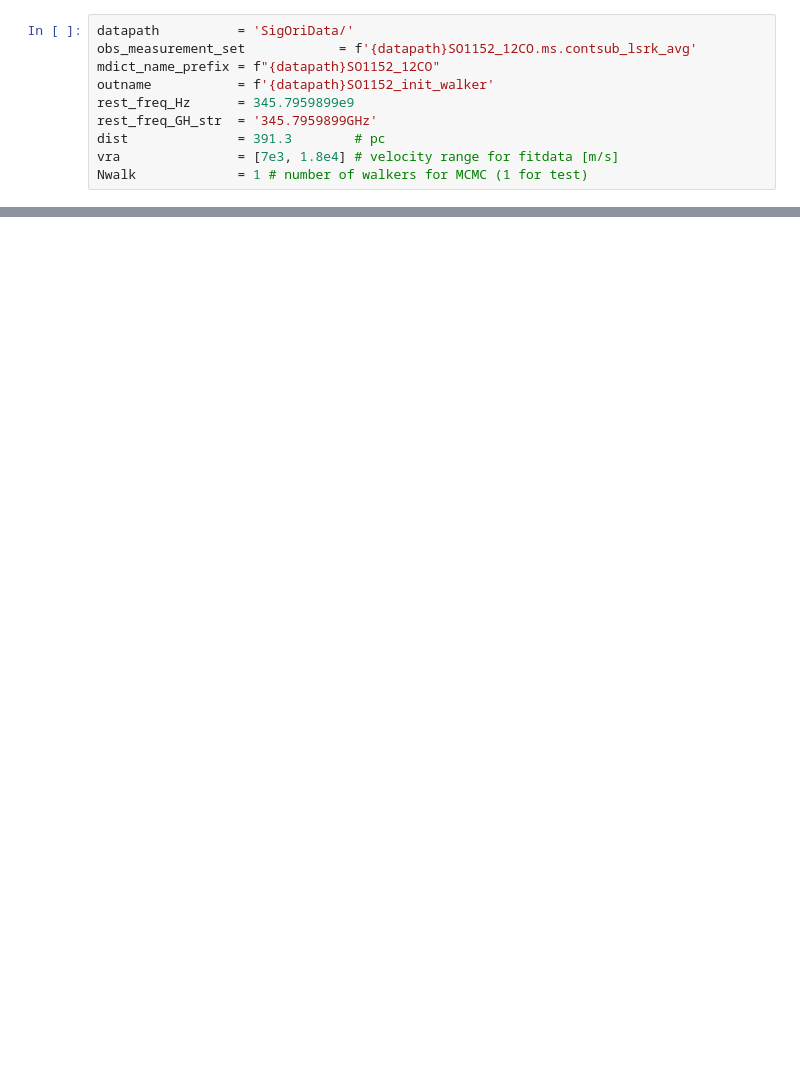
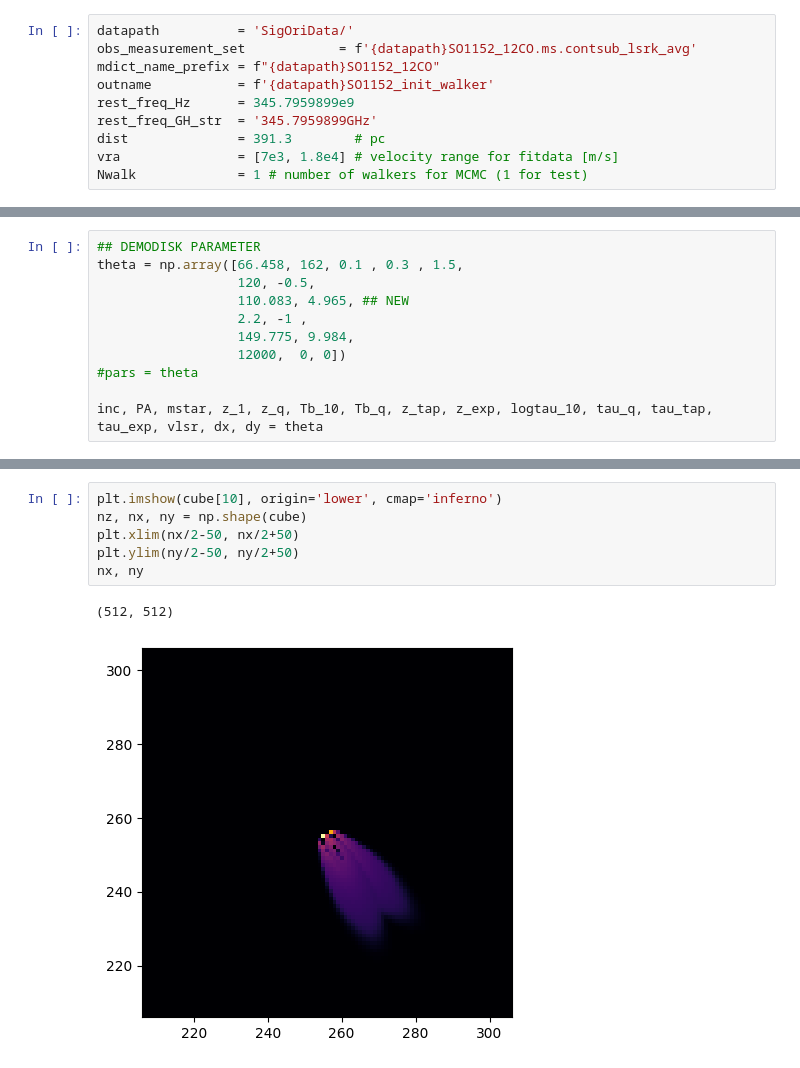
Before and after one commit to SallyDJiang/csalt, a Jupyter notebook: SDJ_ModelStructure.ipynb, the cells around one changed output, grey strips where cells are left out. Cells and saved outputs as stored; diff of their text form; blank space fills up the shorter version.

```diff
--- a/SDJ_ModelStructure.ipynb
+++ b/SDJ_ModelStructure.ipynb
@@ -213,0 +293,11 @@ plt.show()
+# %%
+## DEMODISK PARAMETER
+theta = np.array([66.458, 162, 0.1 , 0.3 , 1.5,
+                  120, -0.5,
+                  110.083, 4.965, ## NEW
+                  2.2, -1 ,
+                  149.775, 9.984,
+                  12000,  0, 0])
+#pars = theta
+
+inc, PA, mstar, z_1, z_q, Tb_10, Tb_q, z_tap, z_exp, logtau_10, tau_q, tau_tap, tau_exp, vlsr, dx, dy = theta
@@ -213,0 +345,9 @@ plt.show()
+# %%
+plt.imshow(cube[10], origin='lower', cmap='inferno')
+nz, nx, ny = np.shape(cube)
+plt.xlim(nx/2-50, nx/2+50)
+plt.ylim(ny/2-50, ny/2+50)
+nx, ny
+# %% [output]
+(512, 512)
+[figure, added]
```
Also changed, not shown: parts of 15 cells of this notebook, 1 other file.
